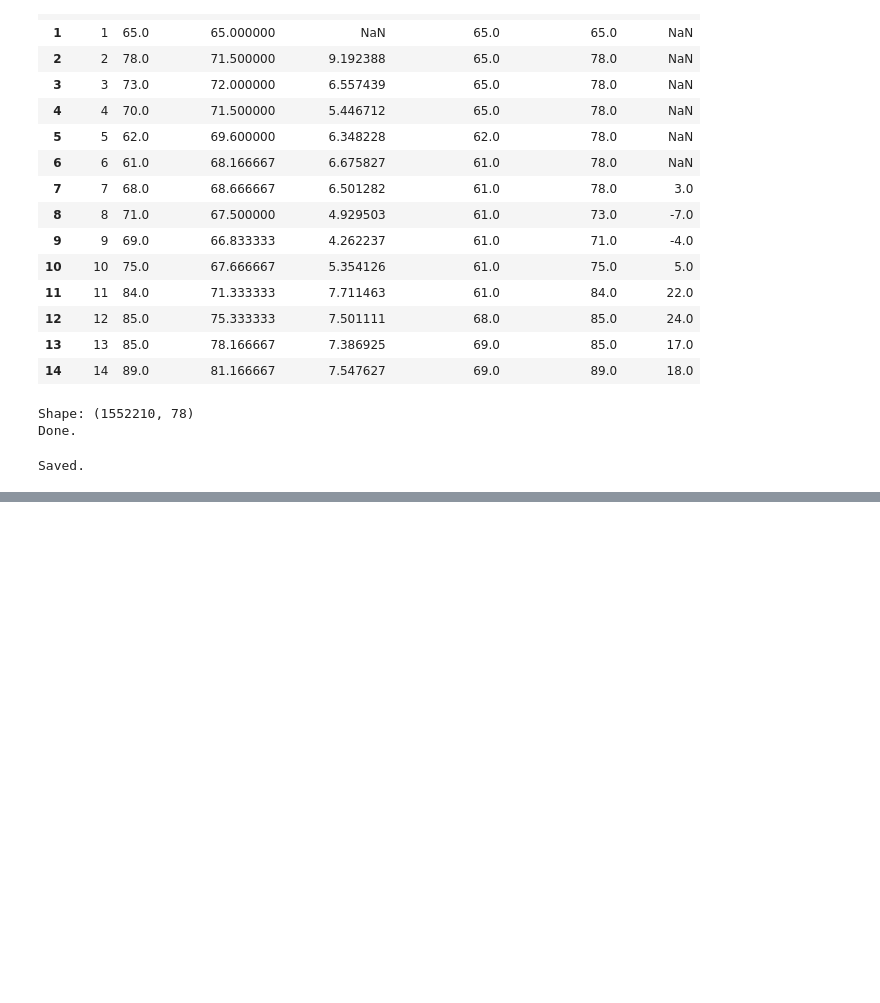
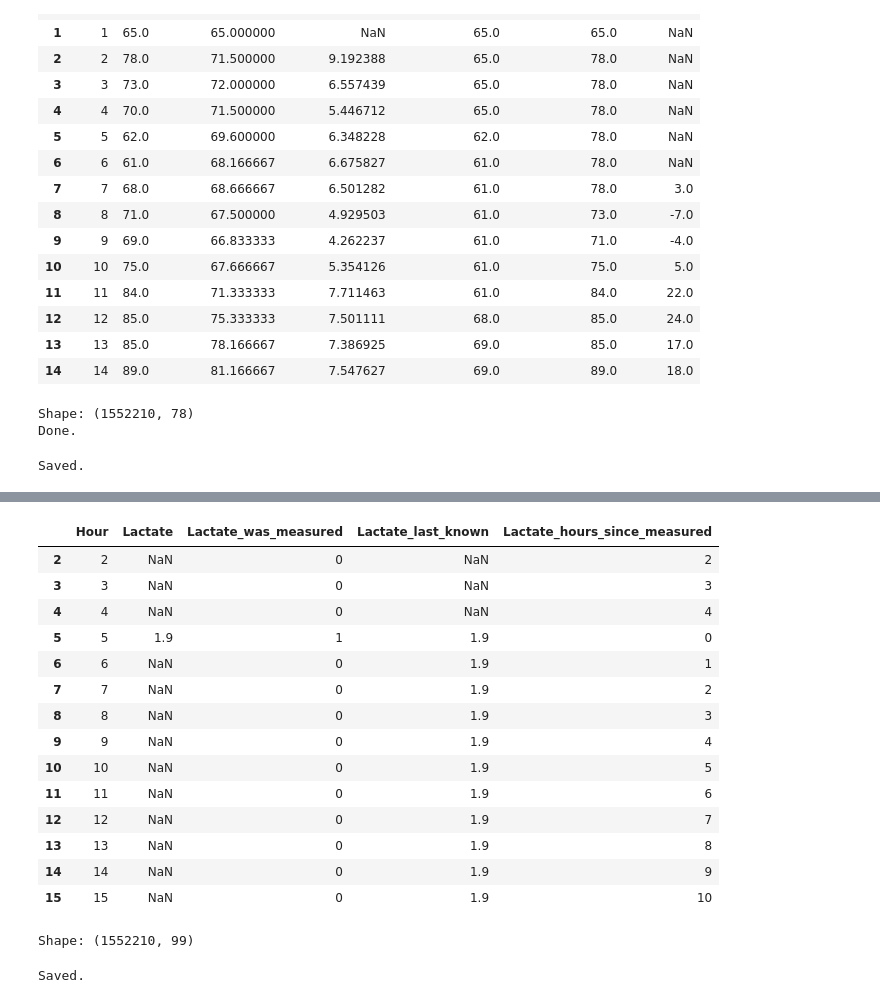
Before and after one commit to roshijay/Anomaly-Detection-in-ICU, a Jupyter notebook: notebooks/exploratory_analysis.ipynb, the cells around one changed output, grey strips where cells are left out. Saved outputs shown, nothing was run; the diff lists cells and outputs as text; code cells hidden in the pictures; blank space fills up the shorter version.

```diff
--- a/notebooks/exploratory_analysis.ipynb
+++ b/notebooks/exploratory_analysis.ipynb
@@ -201,0 +243,37 @@ Saved.
+# %%
+first_measured_hour = lactate_rows['Hour'].iloc[0]
+window = patient_data[
+    (patient_data['Hour'] >= first_measured_hour - 3) &
+    (patient_data['Hour'] <= first_measured_hour + 10)
+]
+window[['Hour', 'Lactate', 'Lactate_was_measured',
+        'Lactate_last_known', 'Lactate_hours_since_measured']]
+# %% [output]
+|  | Hour | Lactate | Lactate_was_measured | Lactate_last_known | Lactate_hours_since_measured |
+| 2 | 2 | NaN | 0 | NaN | 2 |
+| 3 | 3 | NaN | 0 | NaN | 3 |
+| 4 | 4 | NaN | 0 | NaN | 4 |
+| 5 | 5 | 1.9 | 1 | 1.9 | 0 |
+| 6 | 6 | NaN | 0 | 1.9 | 1 |
+| 7 | 7 | NaN | 0 | 1.9 | 2 |
+| 8 | 8 | NaN | 0 | 1.9 | 3 |
+| 9 | 9 | NaN | 0 | 1.9 | 4 |
+| 10 | 10 | NaN | 0 | 1.9 | 5 |
+| 11 | 11 | NaN | 0 | 1.9 | 6 |
+| 12 | 12 | NaN | 0 | 1.9 | 7 |
+| 13 | 13 | NaN | 0 | 1.9 | 8 |
+| 14 | 14 | NaN | 0 | 1.9 | 9 |
+| 15 | 15 | NaN | 0 | 1.9 | 10 |
+# %%
+labs = ['Lactate', 'Creatinine', 'WBC', 'BUN', 'Platelets', 'Bilirubin_total', 'Glucose']
+
+df_full_features = add_lab_features(df_features, labs)
+
+print("Shape:", df_full_features.shape)
+# %% [output]
+Shape: (1552210, 99)
+# %%
+df_full_features.to_csv('../data/sepsis_features_full.csv', index=False)
+print("Saved.")
+# %% [output]
+Saved.
```
Also changed, not shown: parts of 3 cells of this notebook.
